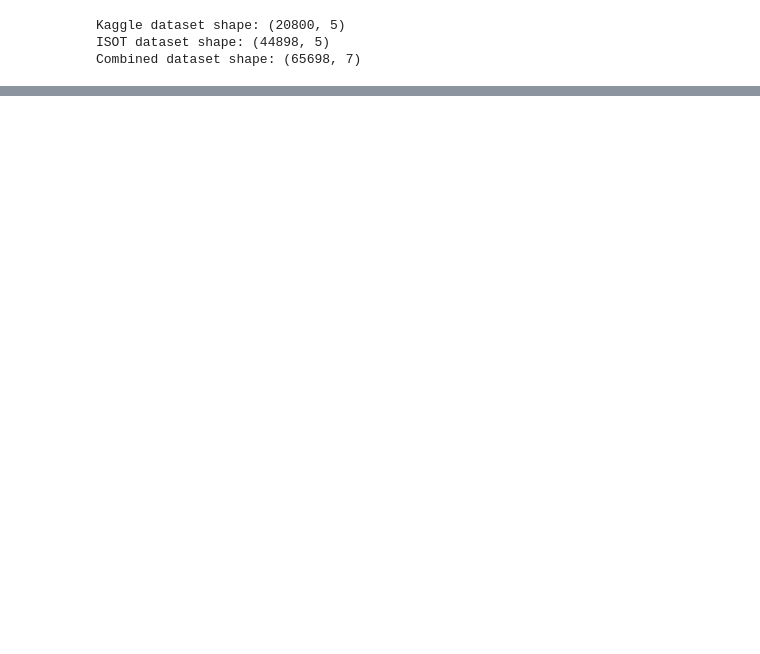
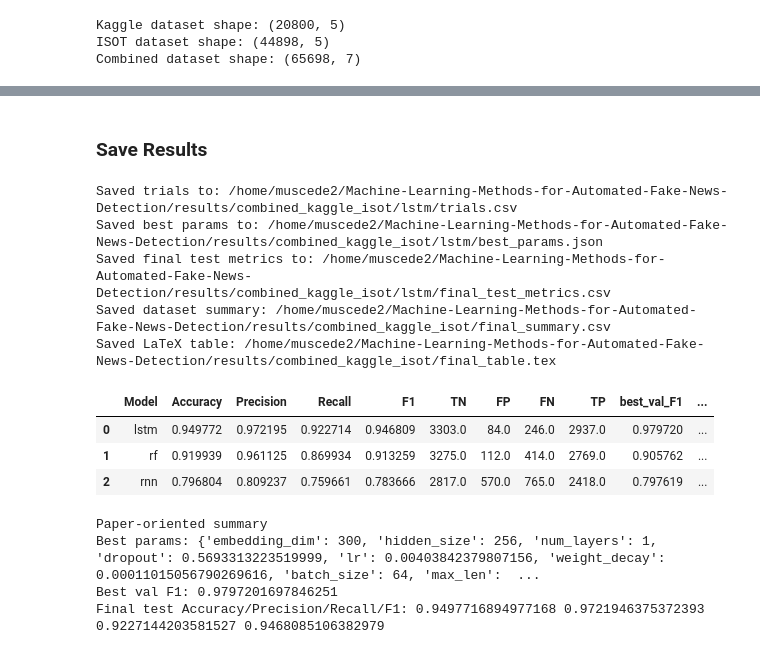
Before and after one commit to Matt-Muscedere/Machine-Learning-Methods-for-Automated-Fake-News-Detection, a Jupyter notebook: LSTM.ipynb, the cells around one changed output, grey strips where cells are left out. Cells and saved outputs as stored; diff of their text form; code cells hidden in the pictures; blank space fills up the shorter version.

Commit message:
Added structured hyperpartameter search

```diff
--- a/LSTM.ipynb
+++ b/LSTM.ipynb
@@ -324,0 +1048,12 @@ LSTM Test F1-Score: 0.9670143577837089
+# %%
+# Test split is evaluated exactly once after selecting and retraining the best config
+if MODEL_NAME == "autoencoder":
+    test_metrics = evaluate_autoencoder_classifier(final_model, test_loader)
+else:
+    test_metrics = evaluate_classifier_loader(final_model, test_loader)
+
+test_metrics["best_val_F1"] = float(best_val_f1)
+test_metrics["best_epoch"] = int(best_epoch)
+
+print("Final test metrics:")
+print(test_metrics)
@@ -324,0 +1063,68 @@ LSTM Test F1-Score: 0.9670143577837089
+# %% [markdown]
+### Save Results
+# %%
+model_dir = RESULTS_ROOT / DATASET_NAME / MODEL_NAME
+model_dir.mkdir(parents=True, exist_ok=True)
+
+trials_path = model_dir / "trials.csv"
+best_params_path = model_dir / "best_params.json"
+final_metrics_path = model_dir / "final_test_metrics.csv"
+cm_path = model_dir / "confusion_matrix.csv"
+
+trials_df.to_csv(trials_path, index=False)
+
+best_payload = {
+    "model": MODEL_NAME,
+    "dataset": DATASET_NAME,
+    "seed": SEED,
+    "fast_mode": FAST_MODE,
+    "search_backend": search_backend,
+    "split_file": str(split_path),
+    "best_val_F1": float(best_val_f1),
+    "best_epoch": int(best_epoch),
+    "best_params": _to_serializable(best_params),
+}
+with open(best_params_path, "w", encoding="utf-8") as f:
+    json.dump(best_payload, f, indent=2)
+
+pd.DataFrame([test_metrics]).to_csv(final_metrics_path, index=False)
+pd.DataFrame(
+    {
+        "row": ["Actual_FAKE_0", "Actual_REAL_1"],
+        "Pred_FAKE_0": [test_metrics["TN"], test_metrics["FN"]],
+        "Pred_REAL_1": [test_metrics["FP"], test_metrics["TP"]],
+    }
+).to_csv(cm_path, index=False)
+
+print(f"Saved trials to: {trials_path}")
+print(f"Saved best params to: {best_params_path}")
+print(f"Saved final test metrics to: {final_metrics_path}")
+
+summary_df = update_dataset_summary_and_latex(DATASET_NAME)
+if summary_df is not None:
+    display(summary_df)
+
+print("Paper-oriented summary")
+print("Best params:", best_params)
+print("Best val F1:", best_val_f1)
+print(
+    "Final test Accuracy/Precision/Recall/F1:",
+    test_metrics["Accuracy"],
+    test_metrics["Precision"],
+    test_metrics["Recall"],
+    test_metrics["F1"],
+)
+# %% [output]
+Saved trials to: /home/muscede2/Machine-Learning-Methods-for-Automated-Fake-News-Detection/results/combined_kaggle_isot/lstm/trials.csv
+Saved best params to: /home/muscede2/Machine-Learning-Methods-for-Automated-Fake-News-Detection/results/combined_kaggle_isot/lstm/best_params.json
+Saved final test metrics to: /home/muscede2/Machine-Learning-Methods-for-Automated-Fake-News-Detection/results/combined_kaggle_isot/lstm/final_test_metrics.csv
+Saved dataset summary: /home/muscede2/Machine-Learning-Methods-for-Automated-Fake-News-Detection/results/combined_kaggle_isot/final_summary.csv
+Saved LaTeX table: /home/muscede2/Machine-Learning-Methods-for-Automated-Fake-News-Detection/results/combined_kaggle_isot/final_table.tex
+|  | Model | Accuracy | Precision | Recall | F1 | TN | FP | FN | TP | best_val_F1 | ... |
+| 0 | lstm | 0.949772 | 0.972195 | 0.922714 | 0.946809 | 3303.0 | 84.0 | 246.0 | 2937.0 | 0.979720 | ... |
+| 1 | rf | 0.919939 | 0.961125 | 0.869934 | 0.913259 | 3275.0 | 112.0 | 414.0 | 2769.0 | 0.905762 | ... |
+| 2 | rnn | 0.796804 | 0.809237 | 0.759661 | 0.783666 | 2817.0 | 570.0 | 765.0 | 2418.0 | 0.797619 | ... |
+Paper-oriented summary
+Best params: {'embedding_dim': 300, 'hidden_size': 256, 'num_layers': 1, 'dropout': 0.5693313223519999, 'lr': 0.00403842379807156, 'weight_decay': 0.00011015056790269616, 'batch_size': 64, 'max_len':  ...
+Best val F1: 0.9797201697846251
+Final test Accuracy/Precision/Recall/F1: 0.9497716894977168 0.9721946375372393 0.9227144203581527 0.9468085106382979
```
Also changed, not shown: parts of 18 cells of this notebook, 30 other files.
